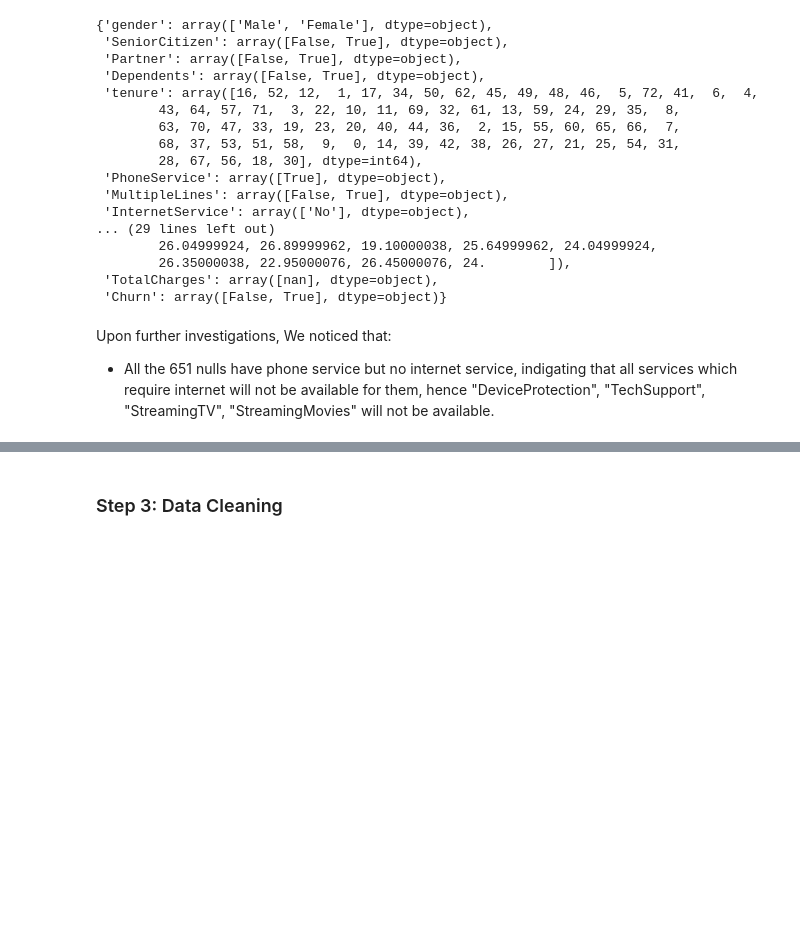
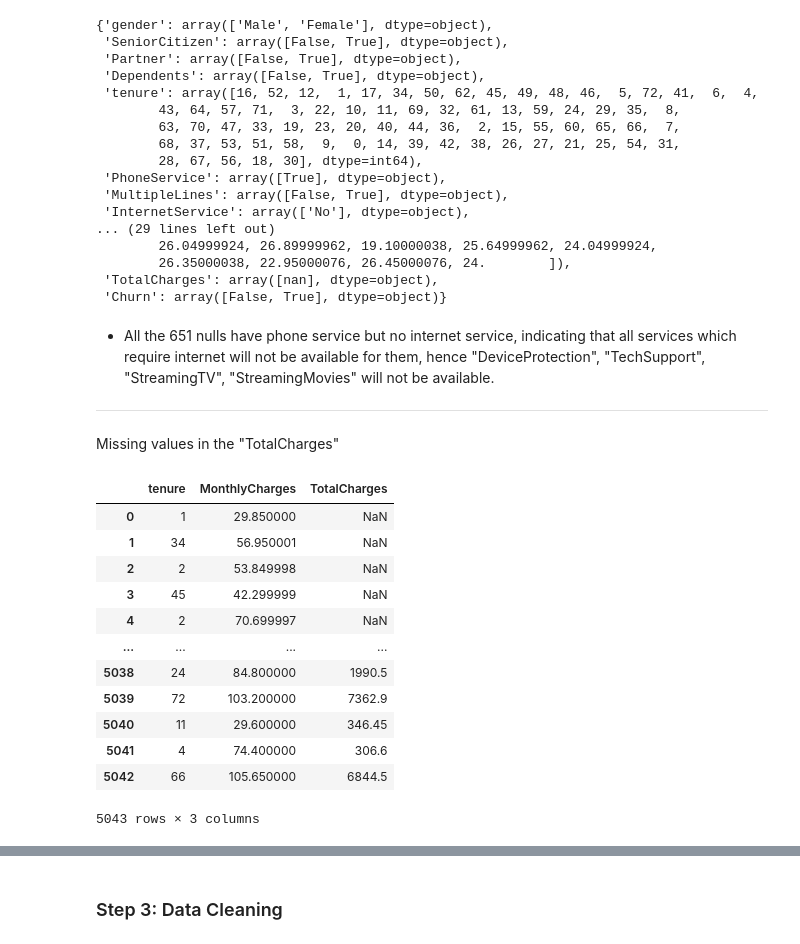
Before and after one commit to Kwamena-A-Yamoah/Customer-churn-analysis, a Jupyter notebook: Notebook/Customer_churn_analysis.ipynb, the cells around one changed output, grey strips where cells are left out. Drawn from its saved outputs; the diff is of its cells as text; code cells hidden in the pictures; blank space fills up the shorter version.

```diff
--- a/Notebook/Customer_churn_analysis.ipynb
+++ b/Notebook/Customer_churn_analysis.ipynb
@@ -347,5 +349,24 @@ new_unique
  'TotalCharges': array([nan], dtype=object),
  'Churn': array([False, True], dtype=object)}
 # %% [markdown]
-Upon further investigations, We noticed that:
-- All the 651 nulls have phone service but no internet service, indigating that all services which require internet will not be available for them, hence "DeviceProtection", "TechSupport", "StreamingTV", "StreamingMovies" will not be available.
+- All the 651 nulls have phone service but no internet service, indicating that all services which require internet will not be available for them, hence "DeviceProtection", "TechSupport", "StreamingTV", "StreamingMovies" will not be available.
+_____
+# %% [markdown]
+Missing values in the "TotalCharges"
+# %%
+# View the necessacary columns
+train_df[["tenure","MonthlyCharges","TotalCharges"]]
+# %% [output]
+|  | tenure | MonthlyCharges | TotalCharges |
+| 0 | 1 | 29.850000 | NaN |
+| 1 | 34 | 56.950001 | NaN |
+| 2 | 2 | 53.849998 | NaN |
+| 3 | 45 | 42.299999 | NaN |
+| 4 | 2 | 70.699997 | NaN |
+| ... | ... | ... | ... |
+| 5038 | 24 | 84.800000 | 1990.5 |
+| 5039 | 72 | 103.200000 | 7362.9 |
+| 5040 | 11 | 29.600000 | 346.45 |
+| 5041 | 4 | 74.400000 | 306.6 |
+| 5042 | 66 | 105.650000 | 6844.5 |
+5043 rows × 3 columns
```
Also changed, not shown: parts of 11 cells of this notebook.
